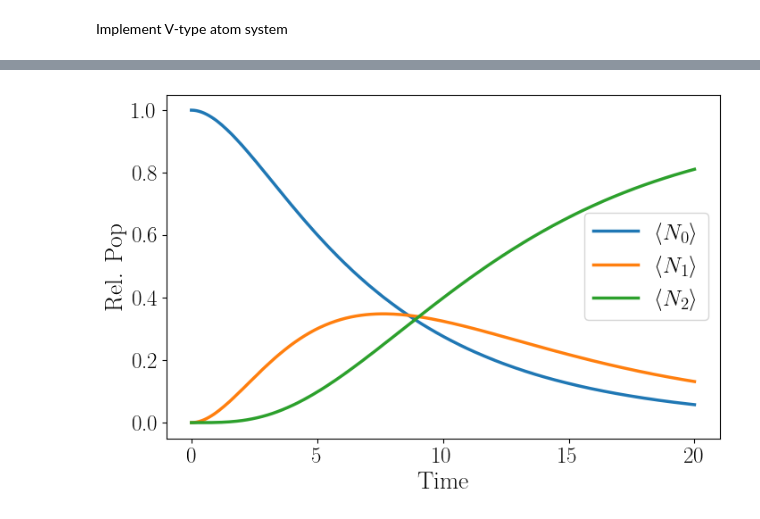
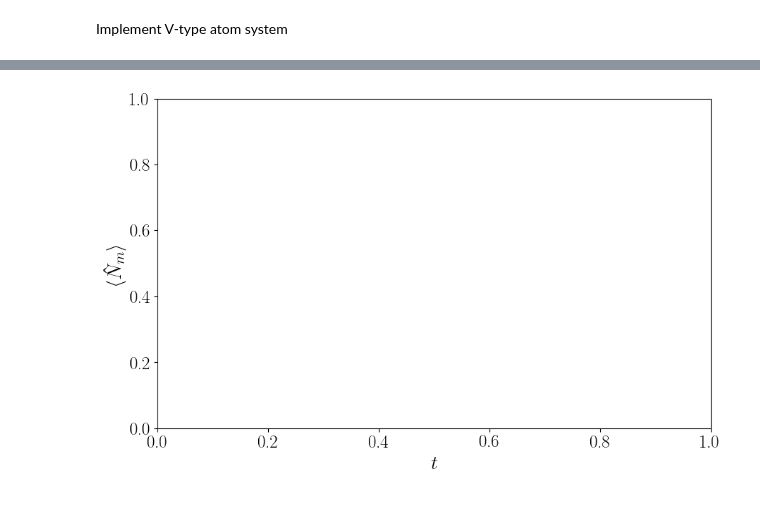
Before and after one commit to MarcNairn/nonreciprocal-dimer, a Jupyter notebook: simul/V_atom_lambda.ipynb, the cells around one changed output, grey strips where cells are left out. Cells and saved outputs as stored; diff of their text form; code cells hidden in the pictures.

```diff
--- a/simul/V_atom_lambda.ipynb
+++ b/simul/V_atom_lambda.ipynb
@@ -183,33 +185,0 @@ plt.show()
-# %%
-### Plot relative populations
-
-P0 = Qobj([[1, 0, 0],
-              [0, 0, 0],
-              [0, 0, 0]], dims=[[3],[3]])
-P1 = Qobj([[0, 0, 0],
-              [0, 1, 0],
-              [0, 0, 0]], dims=[[3],[3]])
-P2 = Qobj([[0, 0, 0],
-              [0, 0, 0],
-              [0, 0, 1]], dims=[[3],[3]])
-
-P0_full = tensor(I_field, P0)
-P1_full = tensor(I_field, P1)
-P2_full = tensor(I_field, P2)
-
-pop0 = expect(P0_full, result.states)
-pop1 = expect(P1_full, result.states)
-pop2 = expect(P2_full, result.states)
-pt = pop0 + pop1+pop2
-
-plt.figure(figsize=(8, 5))
-plt.plot(t_list, pop0, label=r'$\langle N_0\rangle$', lw=2.5)
-plt.plot(t_list, pop1, label=r'$\langle N_1 \rangle$', lw=2.5)
-plt.plot(t_list, pop2, label=r'$\langle N_2 \rangle$', lw=2.5)
-
-plt.xlabel('Time')
-plt.ylabel('Rel. Pop')
-plt.legend()
-plt.show()
-# %% [output]
-[figure, removed]
@@ -215,0 +200,9 @@ plt.show()
+# %%
+#Plot expectation values of relative populations of the atomic states
+
+fig, ax = plt.subplots(figsize=(10,6))
+ax.set_xlabel(r"$t$")
+ax.set_ylabel(r"$\langle \hat{N}_m \rangle$")
+plt.show()
+# %% [output]
+[figure, added]
```
Also changed, not shown: parts of 7 cells of this notebook, 5 other files.
